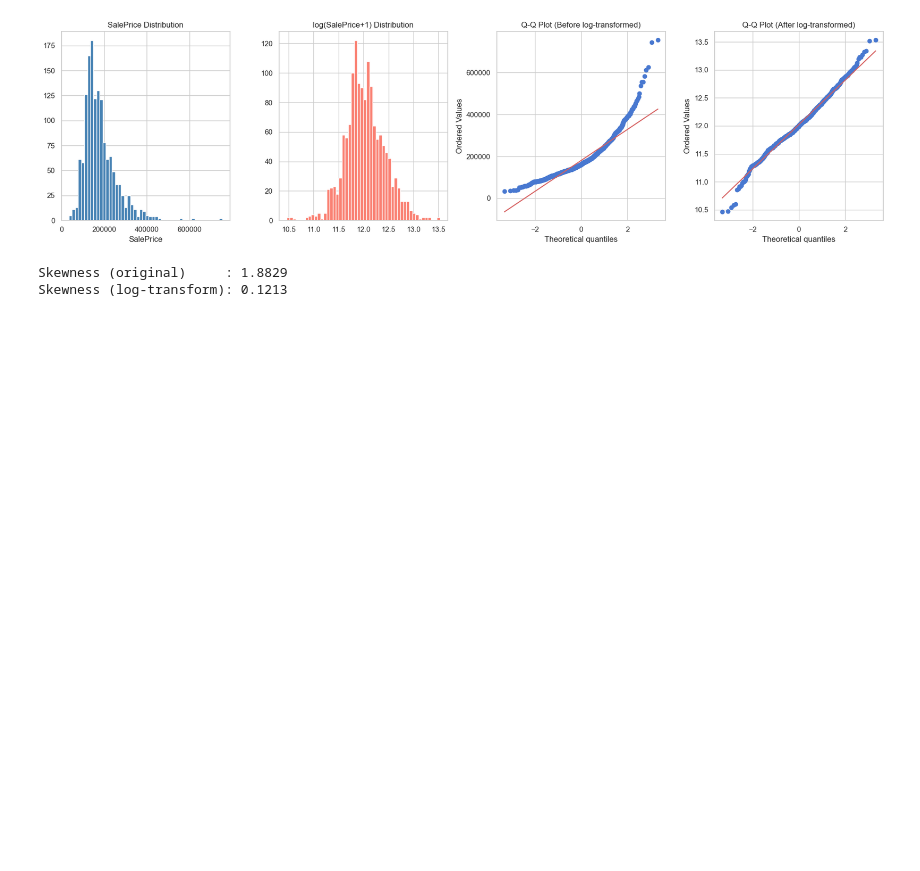
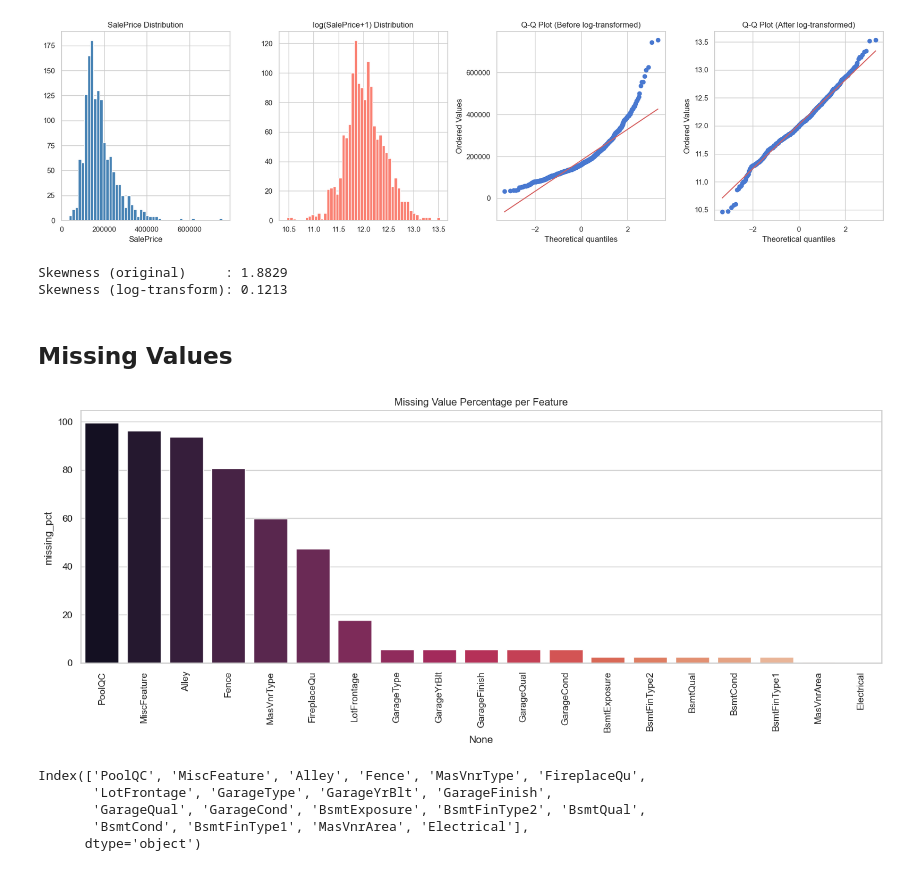
Before and after one commit to vitthalbulbule/HousePrice-Prediction, a Jupyter notebook: house.ipynb, the cells around one changed output. Drawn from its saved outputs; the diff is of its cells as text; code cells hidden in the pictures; blank space fills up the shorter version.

Commit message:
Missing data

```diff
--- a/house.ipynb
+++ b/house.ipynb
@@ -467,3 +467,23 @@ print(f"Skewness (log-transform): {log_price.skew():.4f}")
 [figure]
 Skewness (original)     : 1.8829
 Skewness (log-transform): 0.1213
+# %% [markdown]
+## Missing Values
+# %%
+missing = train.isnull().sum()
+missing =missing[missing > 0].sort_values(ascending=False)
+missing_pct = (missing / len(train)*100).round(2)
+
+missing_df=pd.DataFrame({
+    "Missing":missing,
+    "missing_pct":missing_pct
+})
+
+plt.figure(figsize=(14, 6))
+sns.barplot(x=missing_df.index, y='missing_pct', data=missing_df, palette='rocket')
+plt.xticks(rotation=90)
+plt.title('Missing Value Percentage per Feature')
+plt.tight_layout()
+plt.show()
+# %% [output]
+[figure, added]
@@ -469,0 +492,8 @@ Skewness (log-transform): 0.1213
+# %%
+x
+# %% [output]
+Index(['PoolQC', 'MiscFeature', 'Alley', 'Fence', 'MasVnrType', 'FireplaceQu',
+       'LotFrontage', 'GarageType', 'GarageYrBlt', 'GarageFinish',
+       'GarageQual', 'GarageCond', 'BsmtExposure', 'BsmtFinType2', 'BsmtQual',
+       'BsmtCond', 'BsmtFinType1', 'MasVnrArea', 'Electrical'],
+      dtype='object')
```
Also changed, not shown: parts of 1 cell of this notebook.
